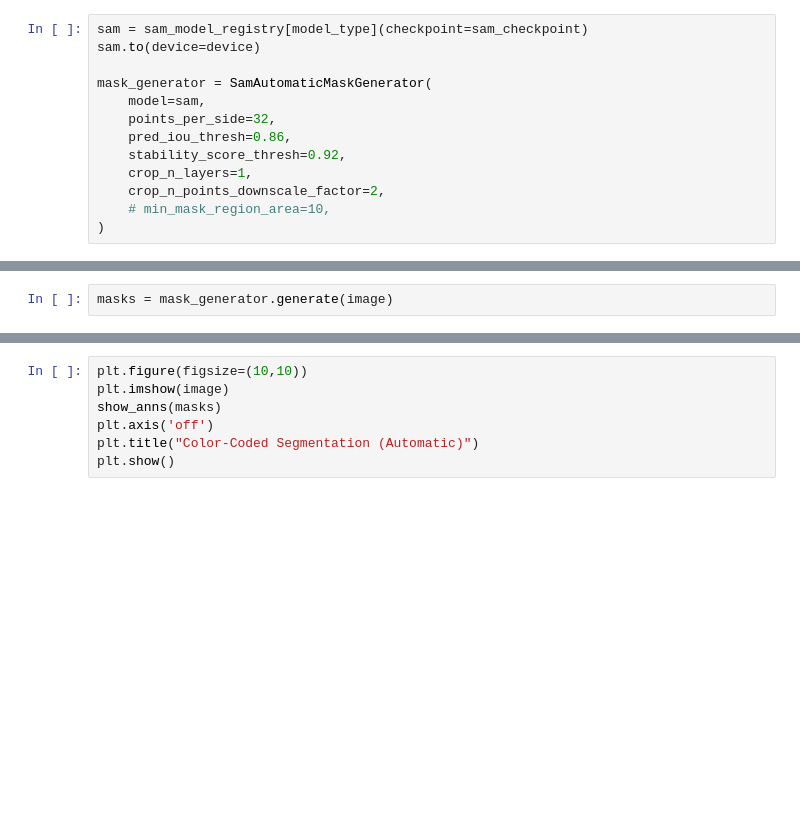
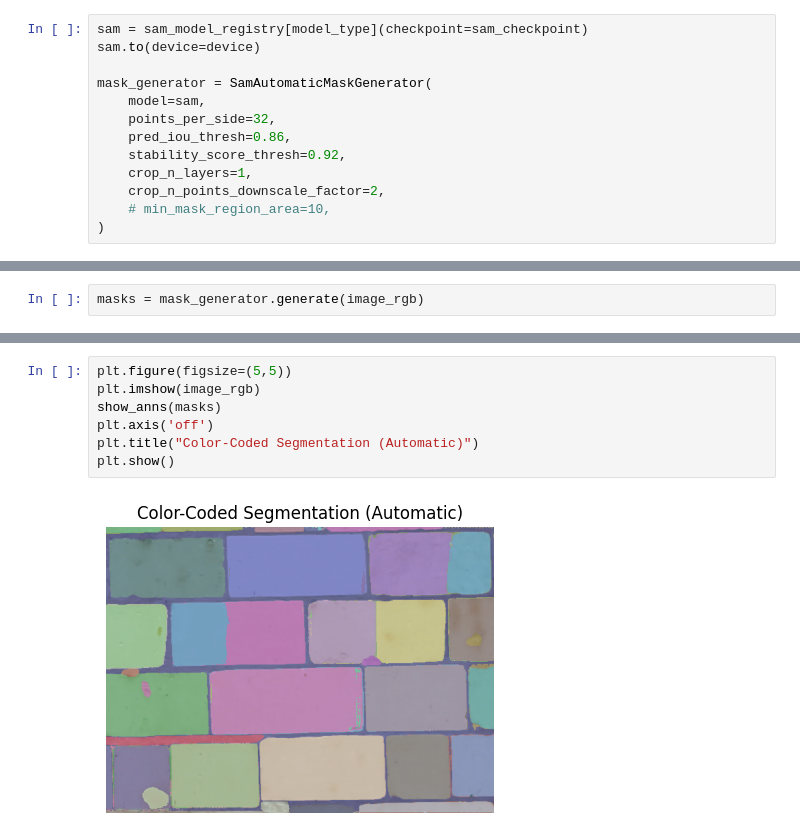
Before and after one commit to jean-hy/chambord-castle-stone-segmentation, a Jupyter notebook: notebooks/automatic_mask_generator_example.ipynb, the cells around one changed output, grey strips where cells are left out. Drawn from its saved outputs; the diff is of its cells as text; blank space fills up the shorter version.

```diff
--- a/notebooks/automatic_mask_generator_example.ipynb
+++ b/notebooks/automatic_mask_generator_example.ipynb
@@ -65,5 +107,5 @@ mask_generator = SamAutomaticMaskGenerator(
 # %%
-masks = mask_generator.generate(image)
+masks = mask_generator.generate(image_rgb)
 # %%
 print("Number of masks generated:", len(masks))
 print("Keys of the first mask:", masks[0].keys())
@@ -70,7 +115,9 @@ print("Keys of the first mask:", masks[0].keys())
 # %%
-plt.figure(figsize=(10,10))
-plt.imshow(image)
+plt.figure(figsize=(5,5))
+plt.imshow(image_rgb)
 show_anns(masks)
 plt.axis('off')
 plt.title("Color-Coded Segmentation (Automatic)")
 plt.show()
+# %% [output]
+[figure, added]
```
Also changed, not shown: parts of 26 cells of this notebook.
